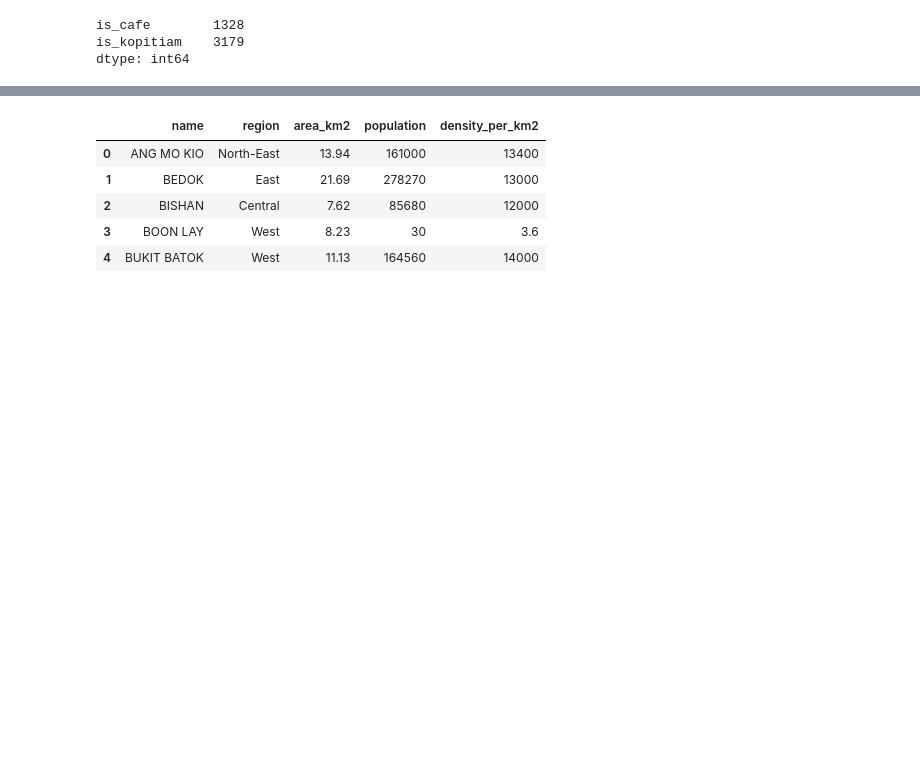
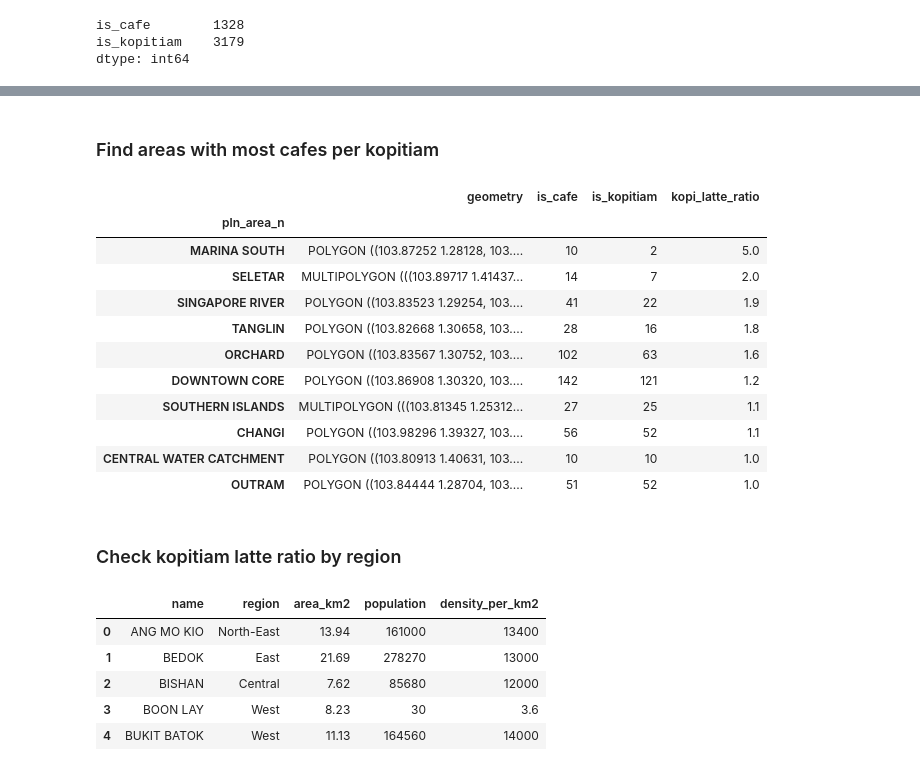
Before and after one commit to vinclyc/kopi-latte, a Jupyter notebook: notebooks/05_Data_Visualisation.ipynb, the cells around one changed output, grey strips where cells are left out. Cells and saved outputs as stored; diff of their text form; code cells hidden in the pictures; blank space fills up the shorter version.

```diff
--- a/notebooks/05_Data_Visualisation.ipynb
+++ b/notebooks/05_Data_Visualisation.ipynb
@@ -215 +227,20 @@ dtype: int64
+# %% [markdown]
+### Find areas with most cafes per kopitiam
+# %%
+dissolve_gdf.sort_values('kopi_latte_ratio', ascending=False).head(10)
+# %% [output]
+|  | geometry | is_cafe | is_kopitiam | kopi_latte_ratio |
+| pln_area_n |  |  |  |  |
+| MARINA SOUTH | POLYGON ((103.87252 1.28128, 103.... | 10 | 2 | 5.0 |
+| SELETAR | MULTIPOLYGON (((103.89717 1.41437... | 14 | 7 | 2.0 |
+| SINGAPORE RIVER | POLYGON ((103.83523 1.29254, 103.... | 41 | 22 | 1.9 |
+| TANGLIN | POLYGON ((103.82668 1.30658, 103.... | 28 | 16 | 1.8 |
+| ORCHARD | POLYGON ((103.83567 1.30752, 103.... | 102 | 63 | 1.6 |
+| DOWNTOWN CORE | POLYGON ((103.86908 1.30320, 103.... | 142 | 121 | 1.2 |
+| SOUTHERN ISLANDS | MULTIPOLYGON (((103.81345 1.25312... | 27 | 25 | 1.1 |
+| CHANGI | POLYGON ((103.98296 1.39327, 103.... | 56 | 52 | 1.1 |
+| CENTRAL WATER CATCHMENT | POLYGON ((103.80913 1.40631, 103.... | 10 | 10 | 1.0 |
+| OUTRAM | POLYGON ((103.84444 1.28704, 103.... | 51 | 52 | 1.0 |
+# %% [markdown]
+### Check kopitiam latte ratio by region
 # %%
```
Also changed, not shown: parts of 8 cells of this notebook, 5 other files.
